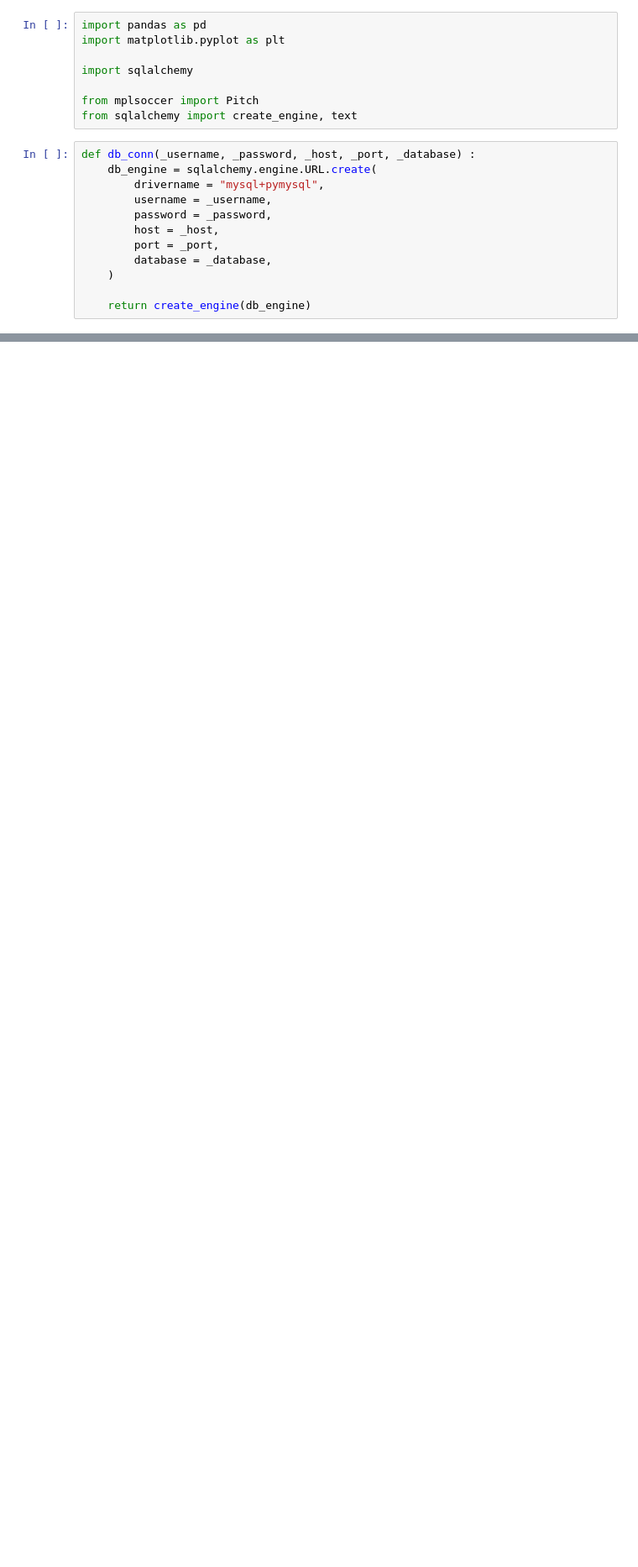
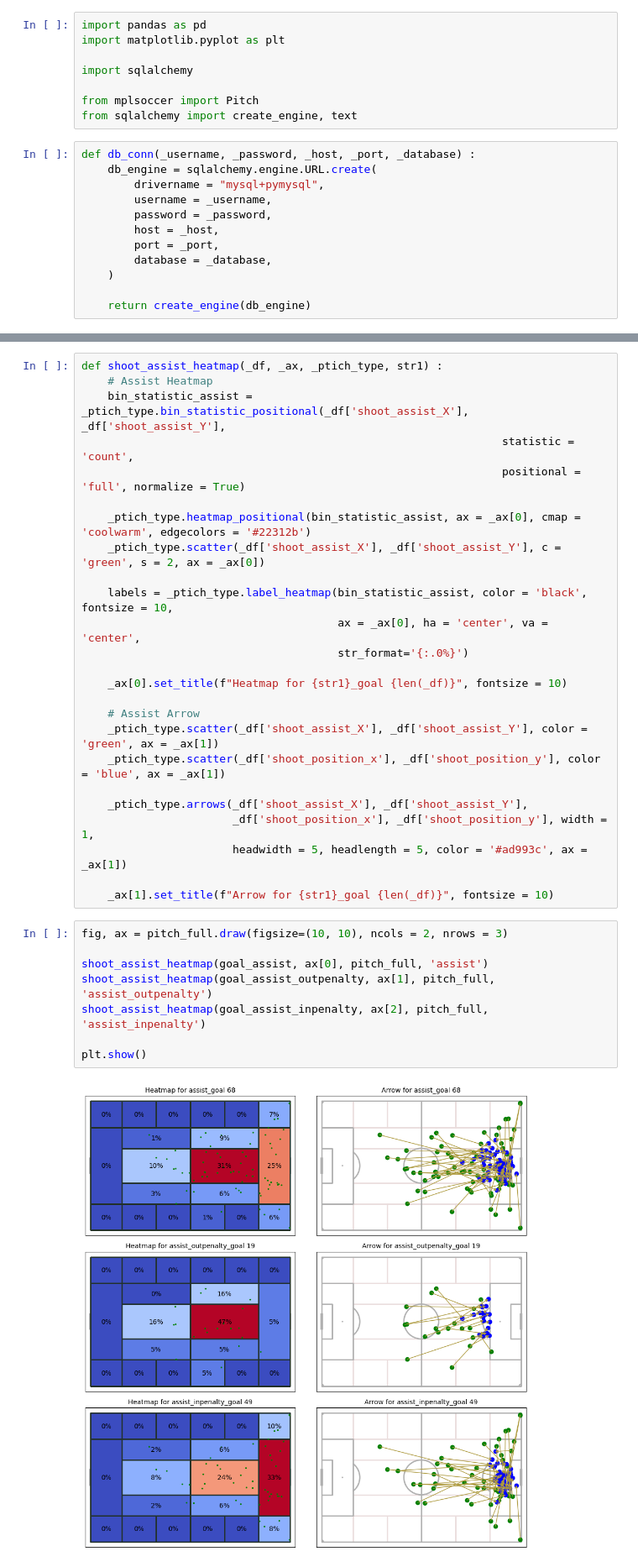
Before and after one commit to dohyun96305/Side_Proj_FCO, a Jupyter notebook: temp_folder/Jupyter_Notebook/shoot_user_visualization.ipynb, the cells around one changed output, grey strips where cells are left out. Shown at 84% size. Drawn from its saved outputs; the diff is of its cells as text; blank space fills up the shorter version.

```diff
--- a/temp_folder/Jupyter_Notebook/shoot_user_visualization.ipynb
+++ b/temp_folder/Jupyter_Notebook/shoot_user_visualization.ipynb
@@ -69,0 +98,35 @@ plt.show()
+# %%
+def shoot_assist_heatmap(_df, _ax, _ptich_type, str1) :
+    # Assist Heatmap
+    bin_statistic_assist = _ptich_type.bin_statistic_positional(_df['shoot_assist_X'], _df['shoot_assist_Y'],
+                                                                statistic = 'count',
+                                                                positional = 'full', normalize = True)
+
+    _ptich_type.heatmap_positional(bin_statistic_assist, ax = _ax[0], cmap = 'coolwarm', edgecolors = '#22312b')
+    _ptich_type.scatter(_df['shoot_assist_X'], _df['shoot_assist_Y'], c = 'green', s = 2, ax = _ax[0])
+
+    labels = _ptich_type.label_heatmap(bin_statistic_assist, color = 'black', fontsize = 10,
+                                       ax = _ax[0], ha = 'center', va = 'center',
+                                       str_format='{:.0%}')
+
+    _ax[0].set_title(f"Heatmap for {str1}_goal {len(_df)}", fontsize = 10)
+
+    # Assist Arrow
+    _ptich_type.scatter(_df['shoot_assist_X'], _df['shoot_assist_Y'], color = 'green', ax = _ax[1])
+    _ptich_type.scatter(_df['shoot_position_x'], _df['shoot_position_y'], color = 'blue', ax = _ax[1])
+
+    _ptich_type.arrows(_df['shoot_assist_X'], _df['shoot_assist_Y'],
+                       _df['shoot_position_x'], _df['shoot_position_y'], width = 1,
+                       headwidth = 5, headlength = 5, color = '#ad993c', ax = _ax[1])
+
+    _ax[1].set_title(f"Arrow for {str1}_goal {len(_df)}", fontsize = 10)
+# %%
+fig, ax = pitch_full.draw(figsize=(10, 10), ncols = 2, nrows = 3)
+
+shoot_assist_heatmap(goal_assist, ax[0], pitch_full, 'assist')
+shoot_assist_heatmap(goal_assist_outpenalty, ax[1], pitch_full, 'assist_outpenalty')
+shoot_assist_heatmap(goal_assist_inpenalty, ax[2], pitch_full, 'assist_inpenalty')
+
+plt.show()
+# %% [output]
+[figure, added]
```
Also changed, not shown: parts of 9 cells of this notebook, 1 other file.
